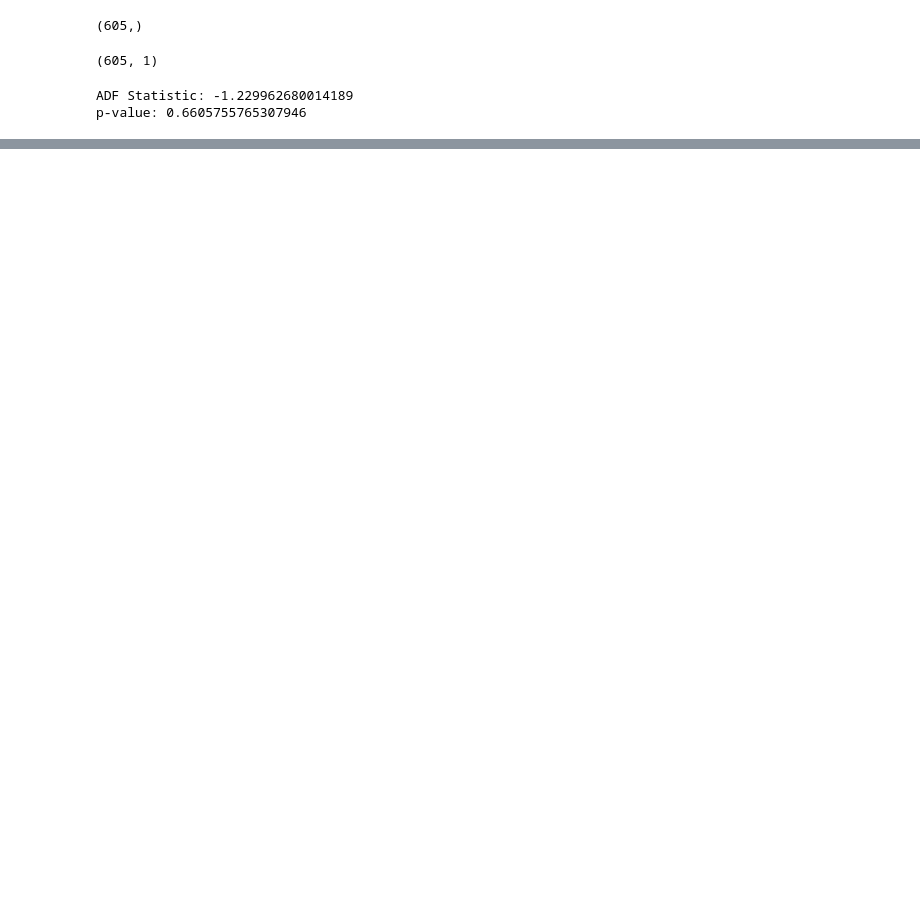
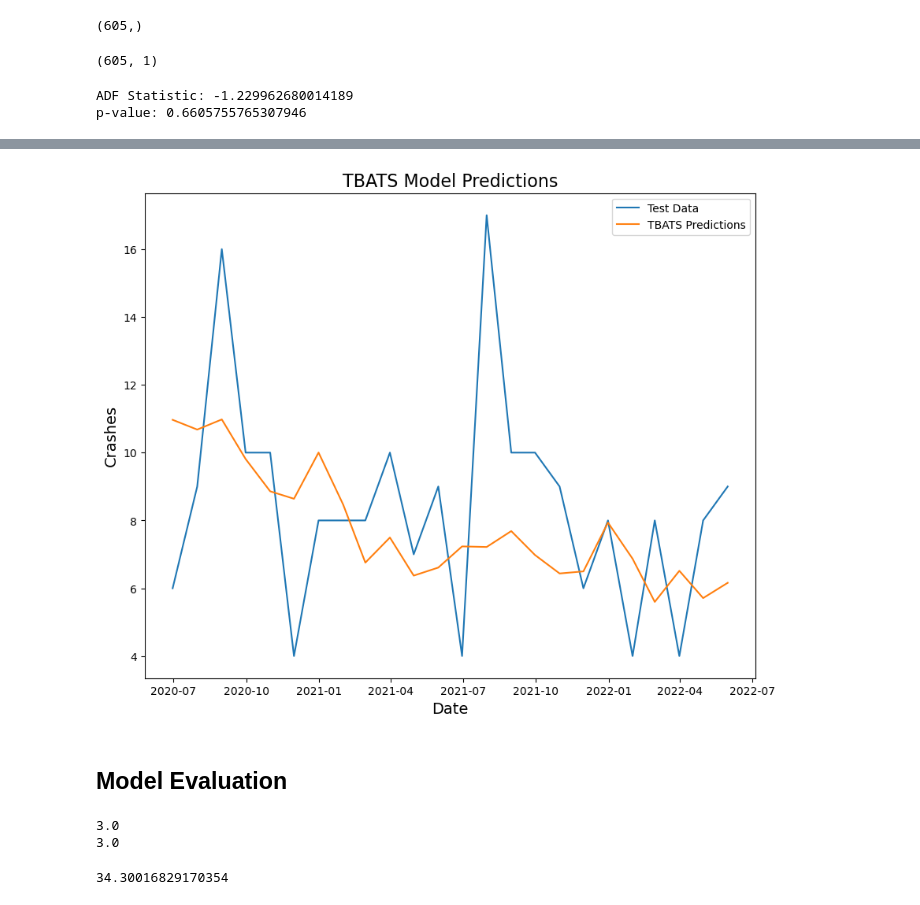
Before and after one commit to heitorgaf/Machine-Learning-for-Business, a Jupyter notebook: MLBus_HDipData_CA1.ipynb, the cells around one changed output, grey strips where cells are left out. Saved outputs shown, nothing was run; the diff lists cells and outputs as text; code cells hidden in the pictures; blank space fills up the shorter version.

```diff
--- a/MLBus_HDipData_CA1.ipynb
+++ b/MLBus_HDipData_CA1.ipynb
@@ -563,0 +870,19 @@ plt.show()
+# %%
+
+#Visualisation of our model Zoom on test_set
+# Plot the training data, the test data and predictions
+plt.figure(figsize=(10,8))
+plt.plot(test_data.index, test_data['y'], label='Test Data')
+plt.plot(predictions.index, predictions, label='TBATS Predictions')
+
+plt.title('TBATS Model Predictions', fontsize=16)
+plt.xlabel('Date', fontsize=14)
+plt.ylabel('Crashes', fontsize=14)
+
+# Show legend
+plt.legend()
+plt.show()
+# %% [output]
+[figure, added]
+# %% [markdown]
+## Model Evaluation
@@ -563,0 +892,16 @@ plt.show()
+# %%
+# Evaluate the model using MAE and RMSE
+from sklearn.metrics import mean_squared_error, mean_absolute_error
+print(round(mean_absolute_error(y_true, predictions),0))
+print(round(np.sqrt(mean_squared_error(y_true, predictions)), 0))
+# %% [output]
+3.0
+3.0
+# %%
+# MAPE function to easy compreension of the model results
+def MAPE(y_true, y_pred):
+  y_true, y_pred = np.array(y_true), np.array(y_pred)
+  return np.mean(np.abs((y_true - y_pred) / y_true)) * 100
+MAPE(y_true, predictions)
+# %% [output]
+34.30016829170354
```
Also changed, not shown: parts of 76 cells of this notebook.
